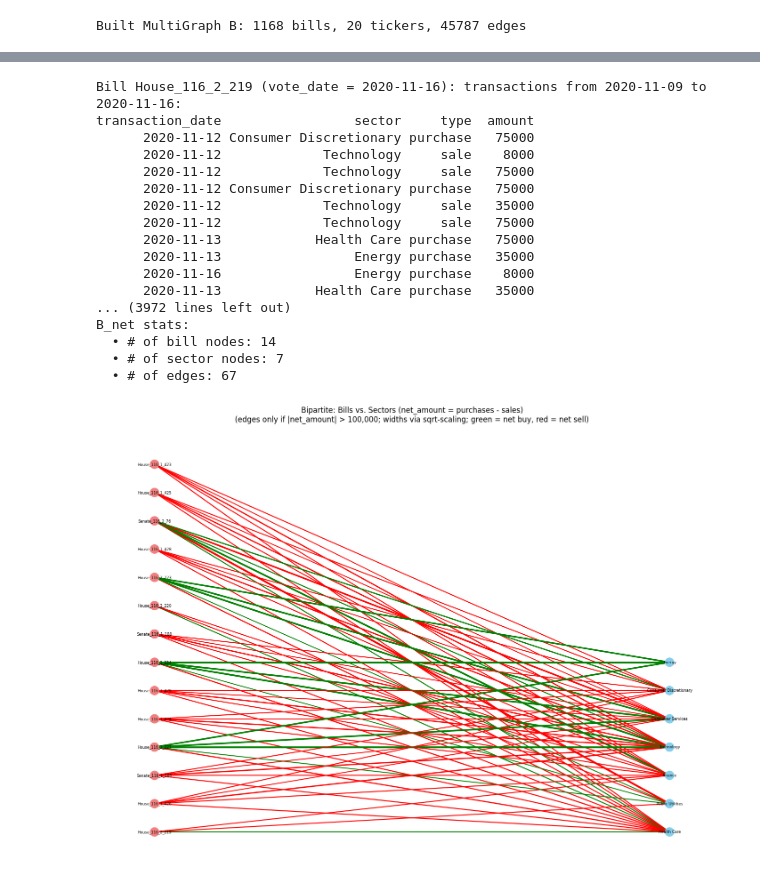
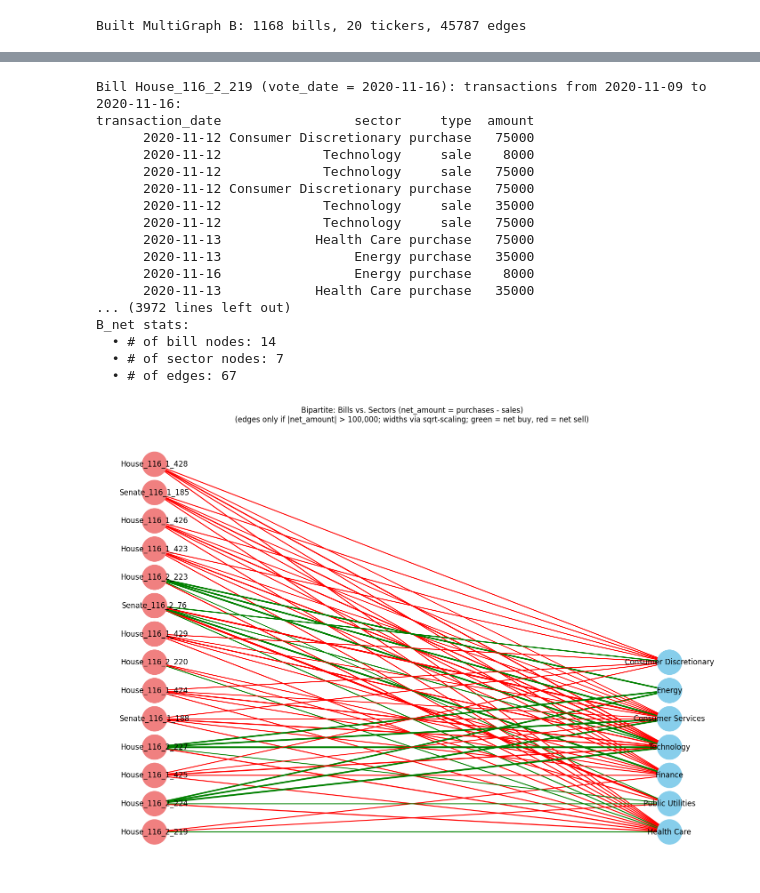
Before and after one commit to brvola/CongressTradeNet, a Jupyter notebook: graph/bill.ipynb, the cells around one changed output, grey strips where cells are left out. Saved outputs shown, nothing was run; the diff lists cells and outputs as text; code cells hidden in the pictures.

Commit message:
finalized all graphs and changed thresholds/filters

```diff
--- a/graph/bill.ipynb
+++ b/graph/bill.ipynb
@@ -420,37 +415,37 @@ nx.draw(
     B_net,
     pos=pos,
     with_labels=True,
-    node_size=200,
+    node_size=1600,
     node_color=[
         "lightcoral" if B_net.nodes[n]["bipartite"] == 1 else "skyblue"
         for n in B_net.nodes()
     ],
-    font_size=6,
+    font_size=12,
     edge_color=edge_colors,
     width=edge_widths
 )
 plt.title(
     "Bipartite: Bills vs. Sectors (net_amount = purchases - sales)\n"
     "(edges only if |net_amount| > 100,000; widths via sqrt-scaling; green = net buy, red = net sell)"
 )
 plt.axis("off")
 plt.savefig("../results/images/bills_sectors_graph.png", dpi=300, bbox_inches="tight")
 # %% [output]
 Bill House_116_2_219 (vote_date = 2020-11-16): transactions from 2020-11-09 to 2020-11-16:
 transaction_date                 sector     type  amount
       2020-11-12 Consumer Discretionary purchase   75000
       2020-11-12             Technology     sale    8000
       2020-11-12             Technology     sale   75000
       2020-11-12 Consumer Discretionary purchase   75000
       2020-11-12             Technology     sale   35000
       2020-11-12             Technology     sale   75000
       2020-11-13            Health Care purchase   75000
       2020-11-13                 Energy purchase   35000
       2020-11-16                 Energy purchase    8000
       2020-11-13            Health Care purchase   35000
 ... (3972 lines left out)
 B_net stats:
   • # of bill nodes: 14
   • # of sector nodes: 7
   • # of edges: 67
-[figure, old version]
+[figure, new version]
```
Also changed, not shown: parts of 2 cells of this notebook, 2 other files.
